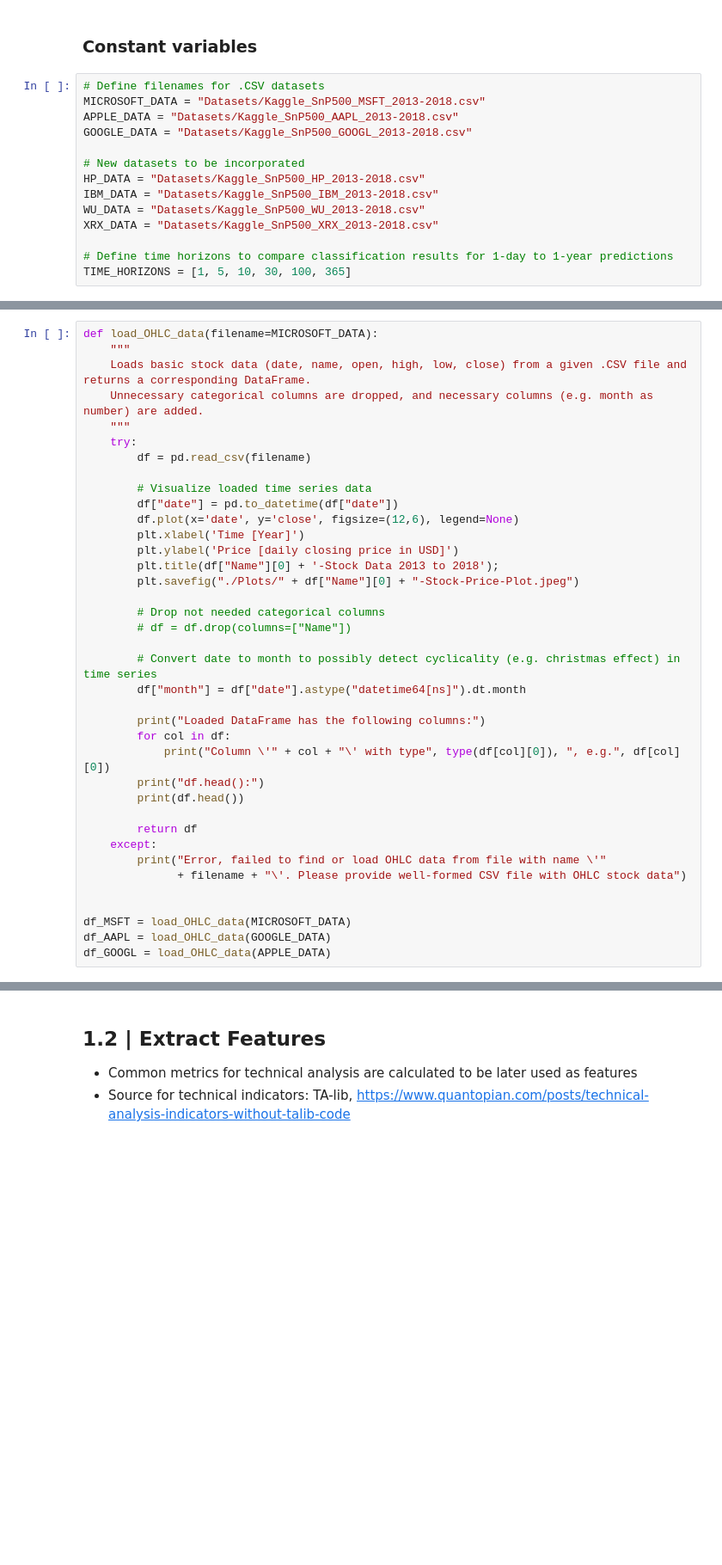
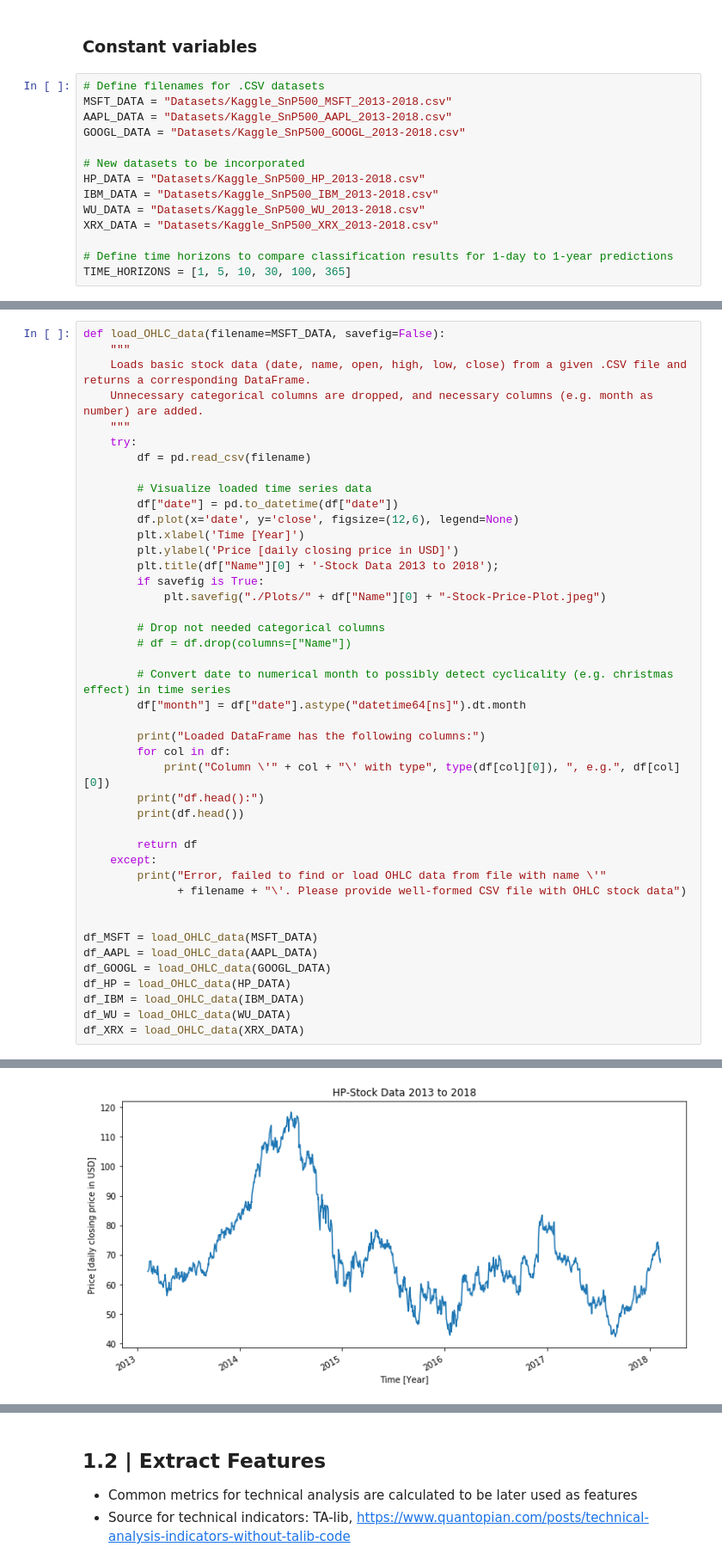
Before and after one commit to feschu/BSc-Thesis-ML, a Jupyter notebook: Evaluation of DT and RF Classifiers in the Financial Domain.ipynb, the cells around one changed output, grey strips where cells are left out. Shown at 86% size. Cells and saved outputs as stored; diff of their text form; blank space fills up the shorter version.

Commit message:
Added argument for diagram savefig True vs False

```diff
--- a/Evaluation of DT and RF Classifiers in the Financial Domain.ipynb
+++ b/Evaluation of DT and RF Classifiers in the Financial Domain.ipynb
@@ -33,9 +33,9 @@ from IPython.display import display
 ### Constant variables
 # %%
 # Define filenames for .CSV datasets
-MICROSOFT_DATA = "Datasets/Kaggle_SnP500_MSFT_2013-2018.csv"
-APPLE_DATA = "Datasets/Kaggle_SnP500_AAPL_2013-2018.csv"
-GOOGLE_DATA = "Datasets/Kaggle_SnP500_GOOGL_2013-2018.csv"
+MSFT_DATA = "Datasets/Kaggle_SnP500_MSFT_2013-2018.csv"
+AAPL_DATA = "Datasets/Kaggle_SnP500_AAPL_2013-2018.csv"
+GOOGL_DATA = "Datasets/Kaggle_SnP500_GOOGL_2013-2018.csv"
 
 # New datasets to be incorporated
 HP_DATA = "Datasets/Kaggle_SnP500_HP_2013-2018.csv"
@@ -58,6 +58,6 @@ TIME_HORIZONS = [1, 5, 10, 30, 100, 365]
 - Selected stocks differ in price trends (upward- vs constant- vs downward trend)
 # %%
-def load_OHLC_data(filename=MICROSOFT_DATA):
+def load_OHLC_data(filename=MSFT_DATA, savefig=False):
     """
     Loads basic stock data (date, name, open, high, low, close) from a given .CSV file and returns a corresponding DataFrame.
     Unnecessary categorical columns are dropped, and necessary columns (e.g. month as number) are added.
@@ -71,12 +71,13 @@ def load_OHLC_data(filename=MICROSOFT_DATA):
         plt.xlabel('Time [Year]')
         plt.ylabel('Price [daily closing price in USD]')
         plt.title(df["Name"][0] + '-Stock Data 2013 to 2018');
-        plt.savefig("./Plots/" + df["Name"][0] + "-Stock-Price-Plot.jpeg")
+        if savefig is True:
+            plt.savefig("./Plots/" + df["Name"][0] + "-Stock-Price-Plot.jpeg")
 
         # Drop not needed categorical columns
         # df = df.drop(columns=["Name"])
 
-        # Convert date to month to possibly detect cyclicality (e.g. christmas effect) in time series
+        # Convert date to numerical month to possibly detect cyclicality (e.g. christmas effect) in time series
         df["month"] = df["date"].astype("datetime64[ns]").dt.month
 
         print("Loaded DataFrame has the following columns:")
@@ -91,9 +92,13 @@ def load_OHLC_data(filename=MICROSOFT_DATA):
               + filename + "\'. Please provide well-formed CSV file with OHLC stock data")
 
 
-df_MSFT = load_OHLC_data(MICROSOFT_DATA)
-df_AAPL = load_OHLC_data(GOOGLE_DATA)
-df_GOOGL = load_OHLC_data(APPLE_DATA)
+df_MSFT = load_OHLC_data(MSFT_DATA)
+df_AAPL = load_OHLC_data(AAPL_DATA)
+df_GOOGL = load_OHLC_data(GOOGL_DATA)
+df_HP = load_OHLC_data(HP_DATA)
+df_IBM = load_OHLC_data(IBM_DATA)
+df_WU = load_OHLC_data(WU_DATA)
+df_XRX = load_OHLC_data(XRX_DATA)
 # %% [output]
 Loaded DataFrame has the following columns:
 Column 'date' with type <class 'pandas._libs.tslibs.timestamps.Timestamp'> , e.g. 2013-02-08 00:00:00
@@ -117,0 +123 @@ df.head():
+[figure, added]
```
Also changed, not shown: parts of 2 cells of this notebook, 7 other files.
